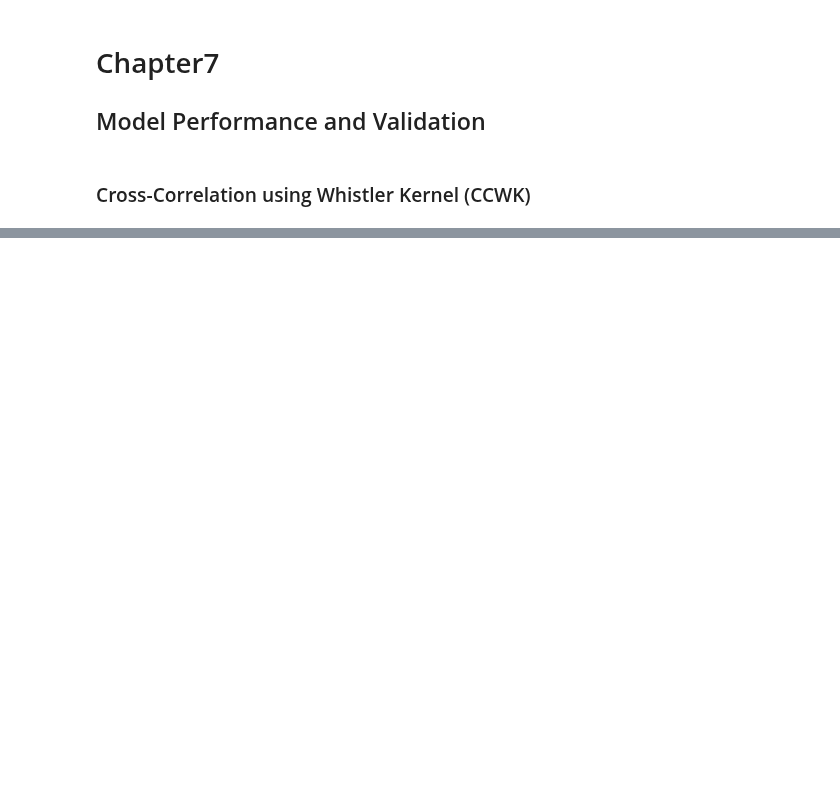
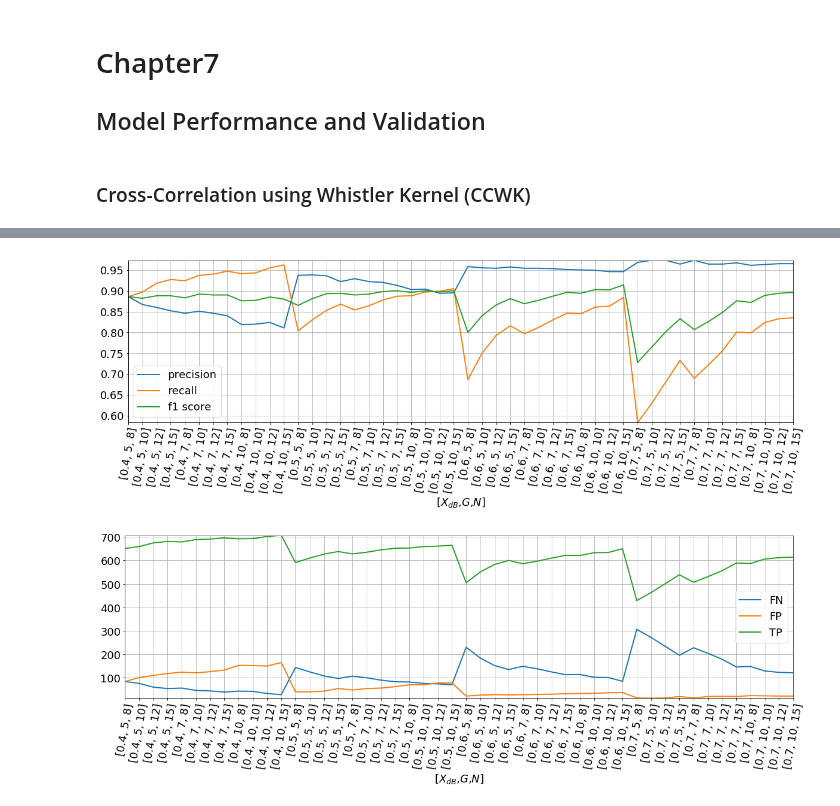
Before and after one commit to Kojey/MSc-whistler-waves-detector, a Jupyter notebook: ipy/report/chapter7.ipynb, the cells around one changed output, grey strips where cells are left out. Cells and saved outputs as stored; diff of their text form; code cells hidden in the pictures; blank space fills up the shorter version.

Commit message:
results for CCWK

```diff
--- a/ipy/report/chapter7.ipynb
+++ b/ipy/report/chapter7.ipynb
@@ -104,45 +127,65 @@ plt.show()
 # %%
 n = 200
 f_min, f_max = 1.5, 9.5
 N,G,k,Ts,Tl,X_dB = 10,7,0,0,0,0.5
+# N,G,k,Ts,Tl,X_dB = 10,7,9,0,0,0.5
 
-for N in [8,10,12,15]:
-    for G in [5,7,10]:
-        for X_dB in [0.4,0.5,0.6,0.7]:
-            cfar_detector_gen.dataset_cross_correlation_gen(transforms='zscore', transforms_params=None, f_min=f_min, f_max=f_max,
-                                           An=0.35, D0=80, magnitude=1, N=N, G=G, k=k, Ts=Ts, Tl=Tl, X_dB=X_dB,
-                                           train=True, n=n)
+# for N in [8,10,12,15]:
+#     for G in [5,7,10]:
+#         for X_dB in [0.4,0.5,0.6,0.7]:
+#             cfar_detector_gen.dataset_cross_correlation_gen(transforms='zscore', transforms_params=None, f_min=f_min, f_max=f_max,
+#                                            An=0.35, D0=80, magnitude=1, N=N, G=G, k=k, Ts=Ts, Tl=Tl, X_dB=X_dB,
+#                                            train=True, n=n)
 x_axis = []
 recall, precision, f1_score = [],[],[]
+TP,FP, FN = [],[],[]
 results = {}
+# for X_dB in [0.4,0.5,0.6,0.7]:
+#     for G in [5,7,10]:
+#         for N in [8,10,12,15]:
+#             print([N,G,X_dB])
 for X_dB in [0.4,0.5,0.6,0.7]:
     for G in [5,7,10]:
         for N in [8,10,12,15]:
-#             print([N,G,X_dB])
             data = cfar_detector_gen.dataset_cross_correlation_load(transforms='zscore', transforms_params=None, f_min=f_min, f_max=f_max,
                                            An=0.35, D0=80, magnitude=1, N=N, G=G, k=k, Ts=Ts, Tl=Tl, X_dB=X_dB,
                                            train=True, n=n)
             confusion_matrix = data['confusion matrix']
             x_axis.append([X_dB,G,N])
             results[str([X_dB,G,N])]=confusion_matrix
-#             print(confusion_matrix)
+            TP.append(confusion_matrix[0])
+            FP.append(confusion_matrix[1])
+            FN.append(confusion_matrix[2])
             performance = cfar_detector_gen.performance(confusion_matrix)
             recall.append(performance['recall'])
             precision.append(performance['precision'])
             f1_score.append(performance['f1 score'])
 #             print(performance)
-plt.figure(figsize=(20,6))
+plt.figure(figsize=(20,5))
 plt.plot(precision,linewidth=font[-1])
 plt.plot(recall,linewidth=font[-1])
 plt.plot(f1_score,linewidth=font[-1])
-plt.xticks(list(range(len(x_axis))),x_axis, rotation='vertical', fontsize=font[3])
+plt.xticks(list(range(len(x_axis))),x_axis, rotation=80, fontsize=font[3])
 plt.yticks(fontsize=font[3])
-plt.legend(['precision','recall','f1 score'], fontsize=font[1])
+plt.legend(['precision','recall','f1 score'], fontsize=font[3])
+plt.xlabel('[$X_{dB}$,$G$,$N$]', fontsize=font[3])
+plt.autoscale(tight=True)
 plt.grid(True)
 plt.show()
-print(results[str([0.6,10,15])])
-print(results[str([0.7,7,15])])
-print(results[str([0.7,10,15])])
+plt.figure(figsize=(20,5))
+plt.plot(FN,linewidth=font[-1])
+plt.plot(FP,linewidth=font[-1])
+plt.plot(TP,linewidth=font[-1])
+plt.xticks(list(range(len(x_axis))),x_axis, rotation=80, fontsize=font[3])
+plt.yticks(fontsize=font[3])
+plt.legend(['FN','FP','TP'], fontsize=font[3])
+plt.xlabel('[$X_{dB}$,$G$,$N$]', fontsize=font[3])
+plt.autoscale(tight=True)
+plt.grid(True)
+plt.show()
+# %% [output]
+[figure, added]
+[figure, added]
 # %%
 n = 200
 f_min, f_max = 1.5, 9.5
```
Also changed, not shown: parts of 20 cells of this notebook, 3 other files.
